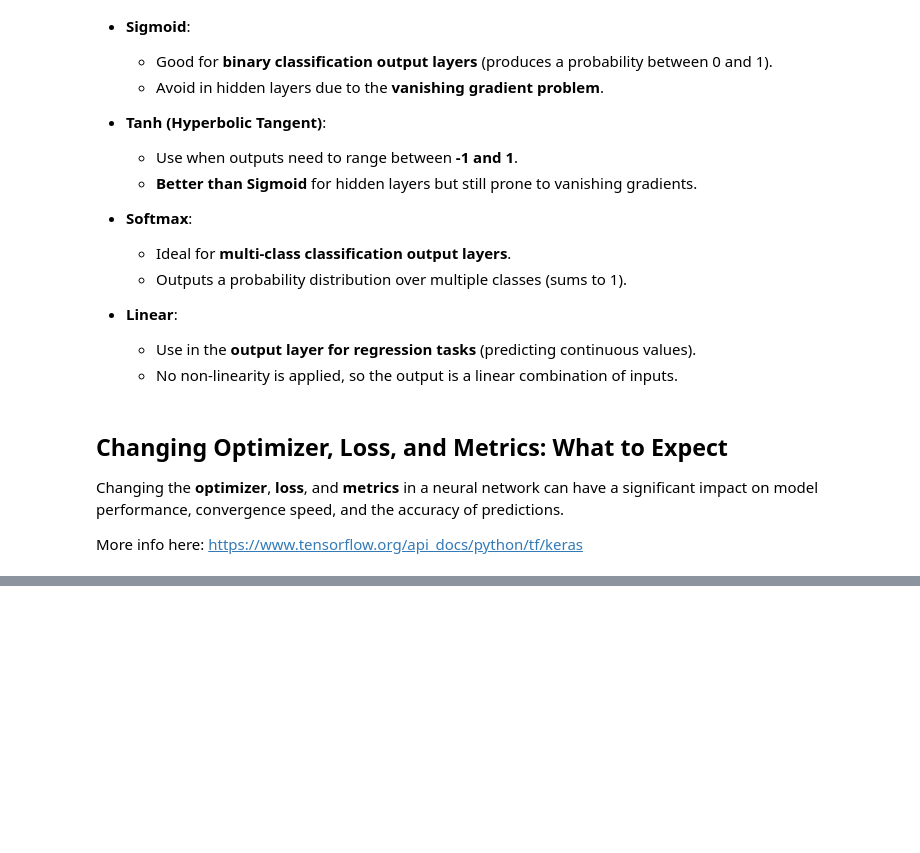
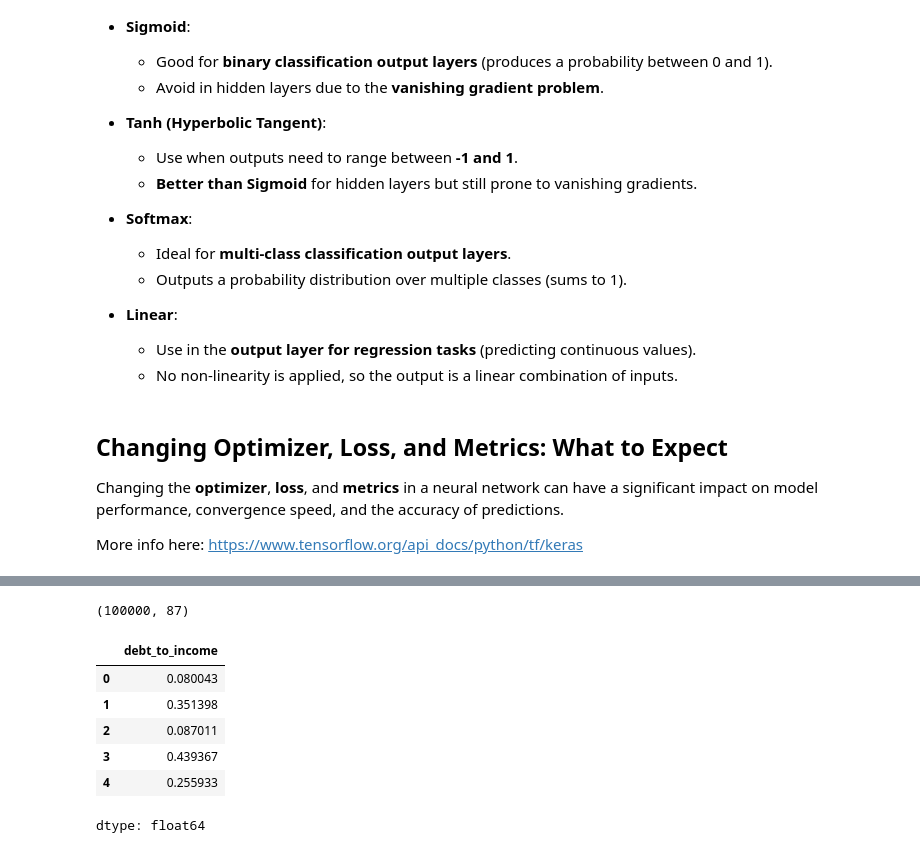
Before and after one commit to svetlanama/Data-Science-in-Finance-, a Jupyter notebook: DSIF7_0_Intro_to_deep_learning_and_neural_networks.ipynb, the cells around one changed output, grey strips where cells are left out. Cells and saved outputs as stored; diff of their text form; code cells hidden in the pictures; blank space fills up the shorter version.

```diff
--- a/DSIF7_0_Intro_to_deep_learning_and_neural_networks.ipynb
+++ b/DSIF7_0_Intro_to_deep_learning_and_neural_networks.ipynb
@@ -621,0 +626,33 @@ More info here: https://www.tensorflow.org/api_docs/python/tf/keras
+# %%
+
+import pandas as pd
+import numpy as np
+
+pd.set_option('display.max_columns', None)
+pd.set_option('display.max_rows', None)
+
+python_material_folder_name = "python-material"
+# Check if in Google Colab environment
+try:
+    from google.colab import drive
+    # Mount drive
+    drive.mount('/content/drive')
+    # Set up path to Python material parent folder
+    path_python_material = rf"drive/MyDrive/{python_material_folder_name}"
+        # If unsure, print current directory path by executing the following in a new cell:
+        # !pwd
+    IN_COLAB = True
+except:
+    IN_COLAB = False
+    # If working locally on Jupyter Notebook, parent folder is one folder up (assuming you are using the folder structure shared at the beginning of the course)
+    path_python_material = ".."
+# df['loan_default'] = df.loan_status == "Charged Off"
+# df['loan_default'].value_counts()
+
+# Export so it can be used in future classes
+# df.to_csv(f"{path_python_material}/data/2-intermediate/df_out_dsif5.csv"
+#                         , index = False)
+
+df = pd.read_csv(f"drive/MyDrive/AI/PUBLIC_CSV/df_out_dsif6.csv")
+
+df.head()
@@ -621,0 +667,17 @@ More info here: https://www.tensorflow.org/api_docs/python/tf/keras
+# %%
+df.shape
+# %% [output]
+(100000, 87)
+# %%
+df['debt_to_income'] = df['loan_amnt'] / df['annual_inc']
+df['debt_to_income'] = np.where(df['debt_to_income'] > 10, 10, df['debt_to_income'])  # Cap at 10
+df['debt_to_income'] = np.log1p(df['debt_to_income'])  # Apply log transform
+df['debt_to_income'].iloc[:5]
+# %% [output]
+|  | debt_to_income |
+| 0 | 0.080043 |
+| 1 | 0.351398 |
+| 2 | 0.087011 |
+| 3 | 0.439367 |
+| 4 | 0.255933 |
+dtype: float64
```
Also changed, not shown: parts of 9 cells of this notebook.
